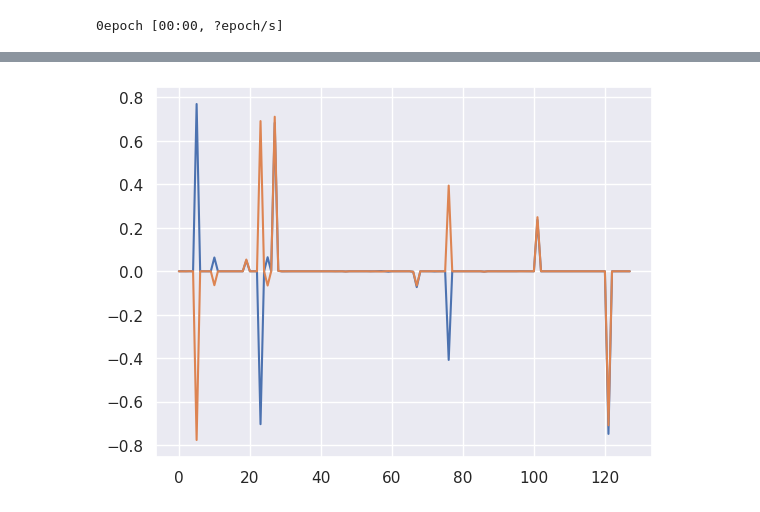
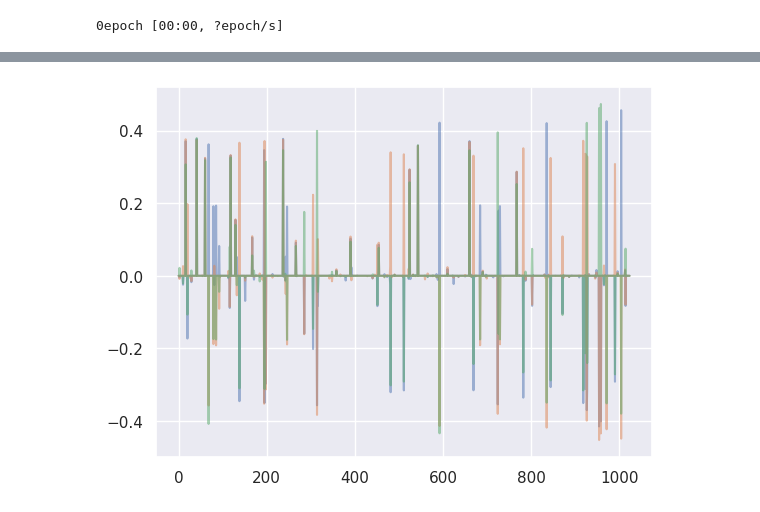
Before and after one commit to FriedChips/dl_basics, a Jupyter notebook: experiments/simple_mlp_arithmetic.ipynb, the cells around one changed output, grey strips where cells are left out. Saved outputs shown, nothing was run; the diff lists cells and outputs as text; code cells hidden in the pictures.

```diff
--- a/experiments/simple_mlp_arithmetic.ipynb
+++ b/experiments/simple_mlp_arithmetic.ipynb
@@ -64,3 +69,16 @@ print(x[0], y[0])
+# %%
+class LogWeightNorms(tf.keras.callbacks.Callback):
+
+    def calc_norms(self):
+        return [ np.linalg.norm(w.reshape(-1)) for w in self.model.get_weights() ]
+
+    def on_train_begin(self, logs=None):
+        self.weight_norms = []
+
+    def on_epoch_end(self, epoch, logs=None):
+        self.weight_norms.append(self.calc_norms())
+
+weight_norm_logger = LogWeightNorms()
 # %%
 # init new run
 
@@ -85,7 +103,7 @@ model = tf.keras.Sequential([
 P["model_name"] = "mlp_01"
 P["model_build_params"] = {
     "input_shape" : (P["SynthNNumbers"]["n"],),
-    "layer_units" : [ 128, 1 ],
+    "layer_units" : [ 128*8, 1 ],
     "activations" : [ "gelu", "linear" ],
     "use_bias" : False,
 }
@@ -94,7 +112,7 @@ model = eval("models." + P["model_name"])(**P["model_build_params"])
 
 model.compile(
     loss = "mse",
-    #optimizer = tf.keras.optimizers.Adam(learning_rate=1e-2),
+    #optimizer = tf.keras.optimizers.Adam(learning_rate=1e-2, weight_decay=1),
     optimizer = tf.keras.optimizers.experimental.AdamW(learning_rate=1e-2, weight_decay=1),
     metrics = [ "mae" ]
 )
@@ -130,5 +145,5 @@ To enable them in other operations, rebuild TensorFlow with the appropriate comp
 # %%
-NUM_EPOCHS = 1024 * 1
+NUM_EPOCHS = 1024 * 4
 #lr_sched = utils.Schedule_ExpCos_Segments([[-3,-3, NUM_EPOCHS]])
 
 history = model.fit(
@@ -136,7 +151,7 @@ history = model.fit(
     epochs = NUM_EPOCHS,
     callbacks=[
         TqdmCallback(verbose=0),
-        #tf.keras.callbacks.LearningRateScheduler(lr_sched.scheduler),
+        weight_norm_logger,
     ],
     verbose=0)
 
@@ -158,7 +173,8 @@ axs[1].set_ylim(0,0.2);
 # %%
-#model.compile(
-#    loss = "mse",
-#    optimizer = tf.keras.optimizers.Adam(learning_rate=1e-5),
-#    metrics = [ "mae" ]
-#)
+model.compile(
+    loss = "mse",
+    #optimizer = tf.keras.optimizers.Adam(learning_rate=1e-2, weight_decay=1),
+    optimizer = tf.keras.optimizers.experimental.AdamW(learning_rate=1e-4, weight_decay=1),
+    metrics = [ "mae" ]
+)
 # %%
@@ -178,4 +194,5 @@ plt.plot(y)
 # %%
-plt.plot(model.get_weights()[0].T);
+plt.plot(model.get_weights()[0].T, alpha=0.5);
+plt.plot(model.get_weights()[1], alpha=0.5);
 # %% [output]
-[figure, old version]
+[figure, new version]
```
Also changed, not shown: parts of 11 cells of this notebook.
